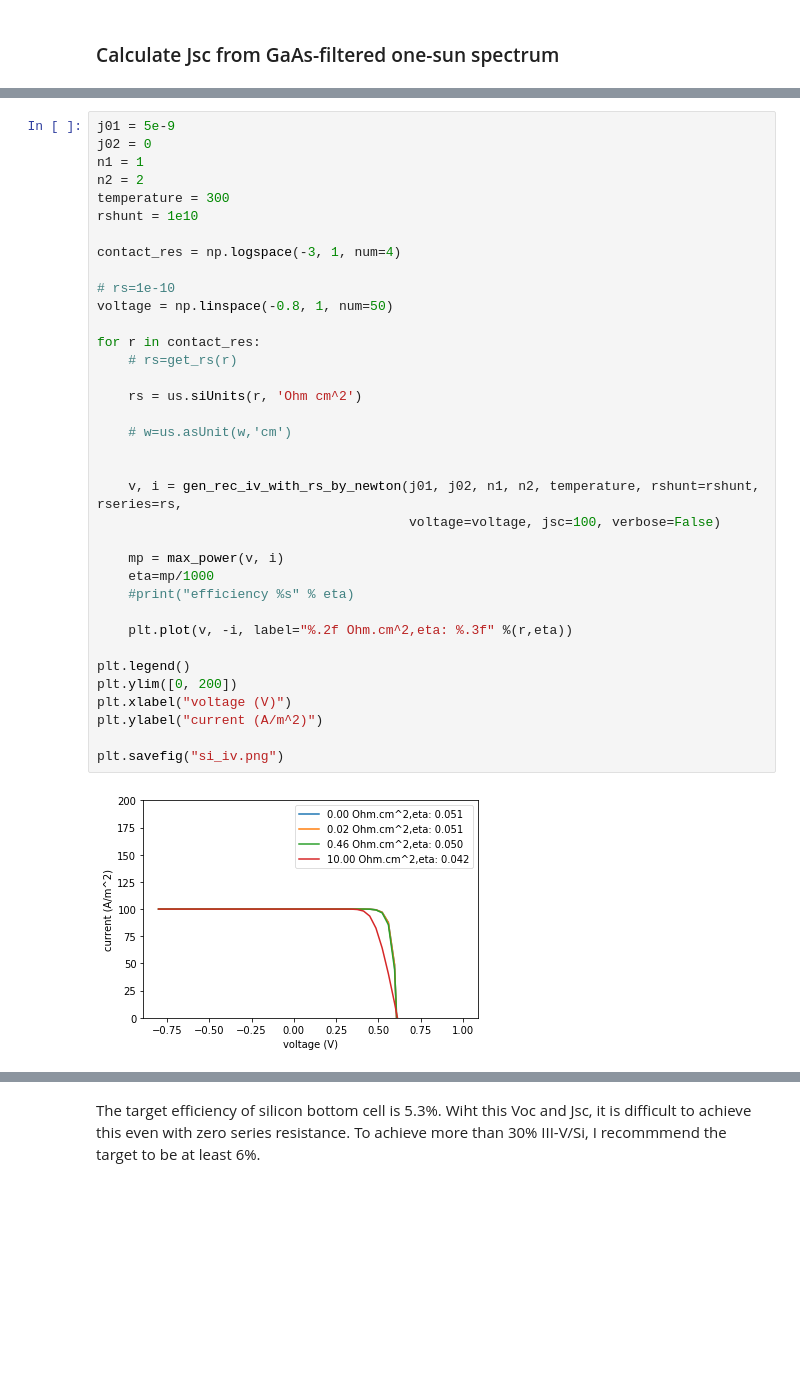
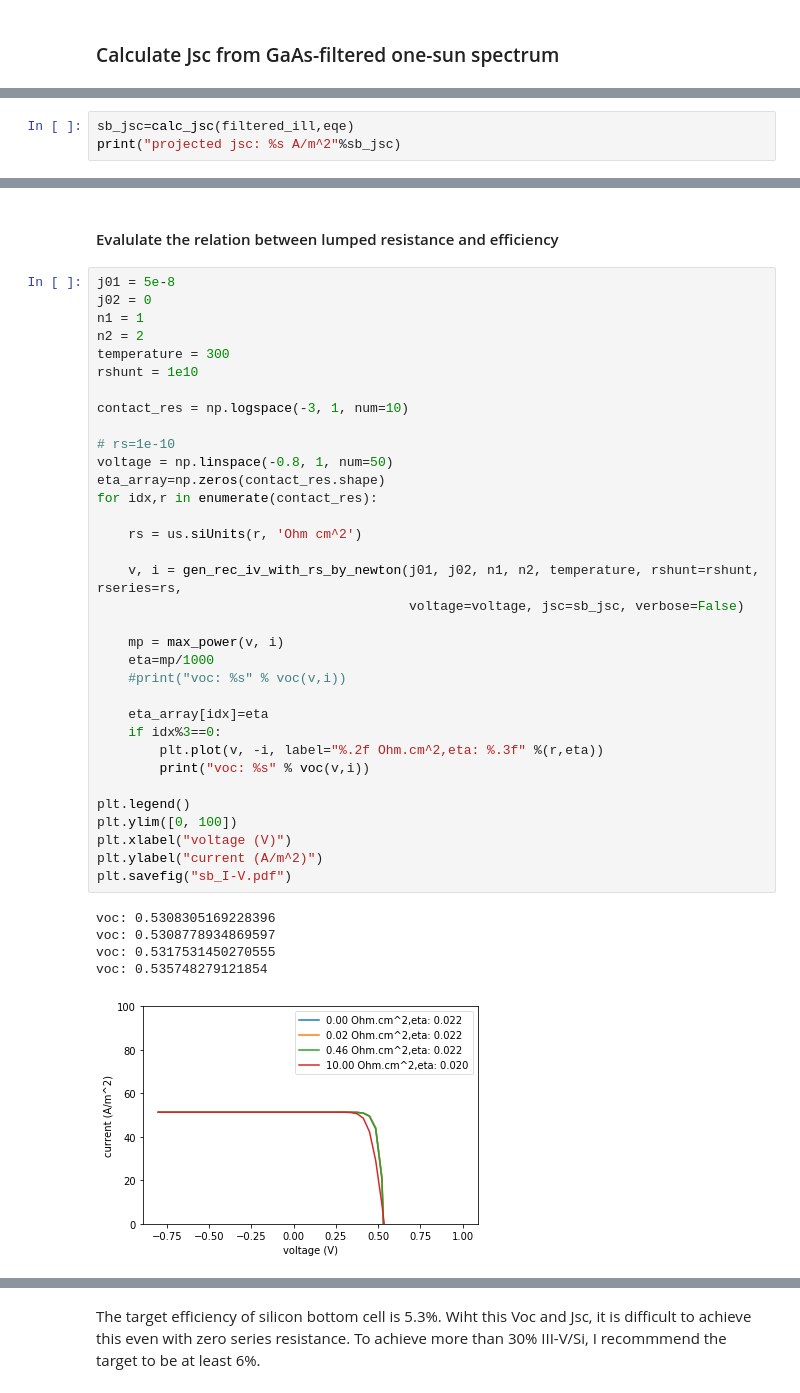
Before and after one commit to kanhua/pypvcell, a Jupyter notebook: examples/ms_silicon/st2_silicon.ipynb, the cells around one changed output, grey strips where cells are left out. Cells and saved outputs as stored; diff of their text form; blank space fills up the shorter version.

```diff
--- a/examples/ms_silicon/st2_silicon.ipynb
+++ b/examples/ms_silicon/st2_silicon.ipynb
@@ -43,0 +40,3 @@ jsc=calc_jsc(filtered_ill,eqe)
+# %%
+sb_jsc=calc_jsc(filtered_ill,eqe)
+print("projected jsc: %s A/m^2"%sb_jsc)
@@ -46,38 +56,42 @@ jsc=calc_jsc(filtered_ill,eqe)
+# %% [markdown]
+#### Evalulate the relation between lumped resistance and efficiency
 # %%
-j01 = 5e-9
+j01 = 5e-8
 j02 = 0
 n1 = 1
 n2 = 2
 temperature = 300
 rshunt = 1e10
 
-contact_res = np.logspace(-3, 1, num=4)
+contact_res = np.logspace(-3, 1, num=10)
 
 # rs=1e-10
 voltage = np.linspace(-0.8, 1, num=50)
-
-for r in contact_res:
-    # rs=get_rs(r)
+eta_array=np.zeros(contact_res.shape)
+for idx,r in enumerate(contact_res):
 
     rs = us.siUnits(r, 'Ohm cm^2')
 
-    # w=us.asUnit(w,'cm')
-
-
     v, i = gen_rec_iv_with_rs_by_newton(j01, j02, n1, n2, temperature, rshunt=rshunt, rseries=rs,
-                                        voltage=voltage, jsc=100, verbose=False)
+                                        voltage=voltage, jsc=sb_jsc, verbose=False)
 
     mp = max_power(v, i)
     eta=mp/1000
-    #print("efficiency %s" % eta)
+    #print("voc: %s" % voc(v,i))
 
-    plt.plot(v, -i, label="%.2f Ohm.cm^2,eta: %.3f" %(r,eta))
+    eta_array[idx]=eta
+    if idx%3==0:
+        plt.plot(v, -i, label="%.2f Ohm.cm^2,eta: %.3f" %(r,eta))
+        print("voc: %s" % voc(v,i))
 
 plt.legend()
-plt.ylim([0, 200])
+plt.ylim([0, 100])
 plt.xlabel("voltage (V)")
 plt.ylabel("current (A/m^2)")
-
-plt.savefig("si_iv.png")
+plt.savefig("sb_I-V.pdf")
 # %% [output]
+voc: 0.5308305169228396
+voc: 0.5308778934869597
+voc: 0.5317531450270555
+voc: 0.535748279121854
-[figure, old version]
+[figure, new version]
```
Also changed, not shown: parts of 26 cells of this notebook, 2 other files.
